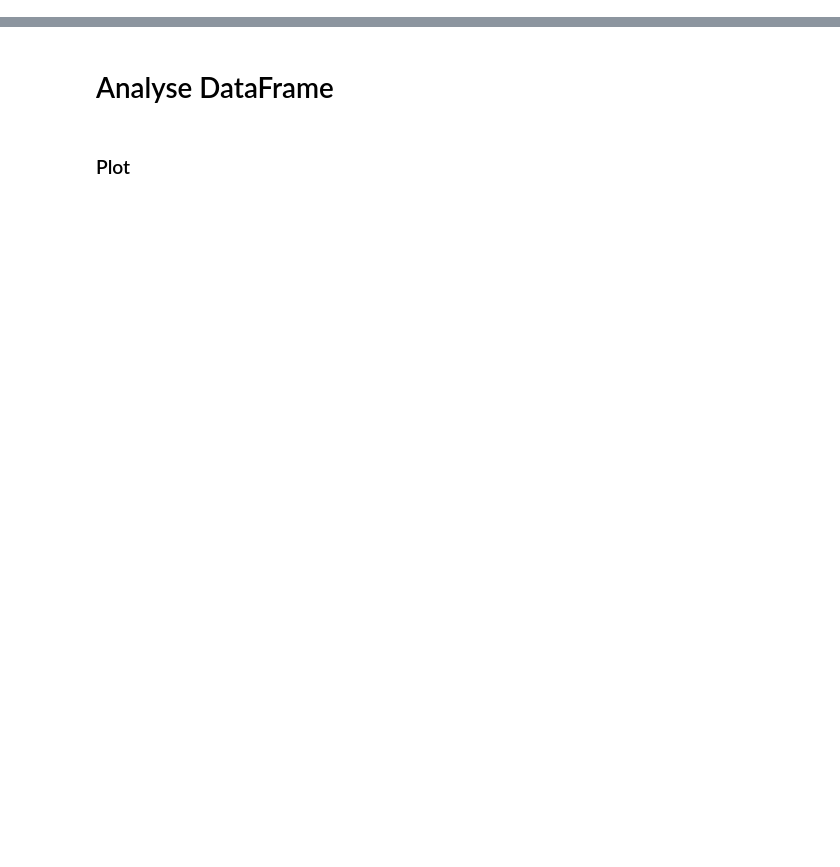
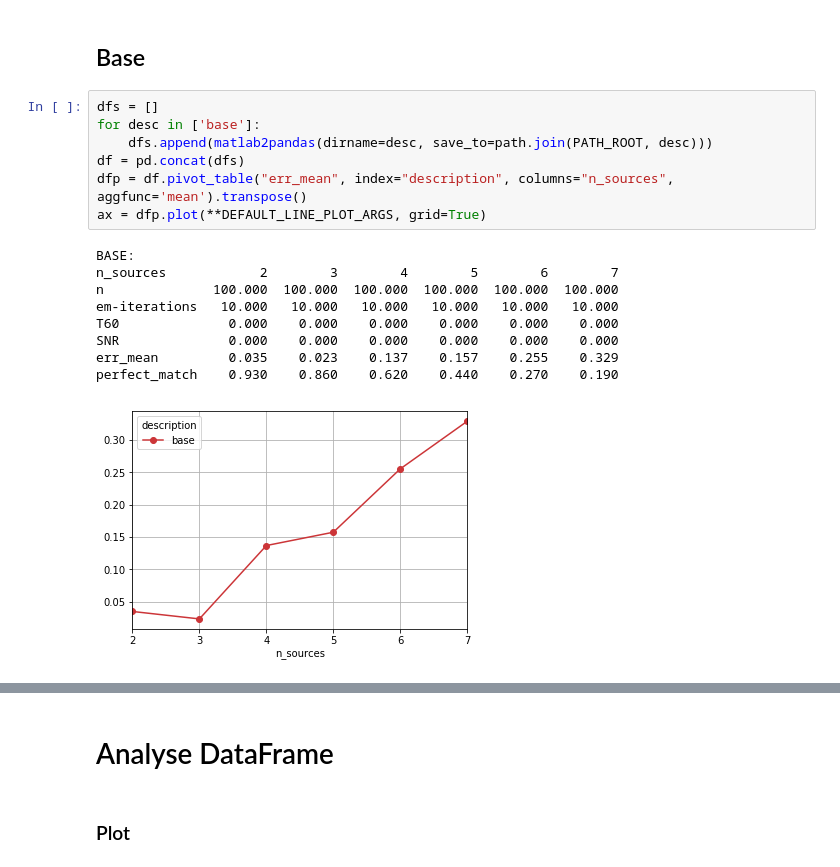
Before and after one commit to jannismain/fau-lnt-source-tracking-code, a Jupyter notebook: python/analysis.ipynb, the cells around one changed output, grey strips where cells are left out. Saved outputs shown, nothing was run; the diff lists cells and outputs as text; blank space fills up the shorter version.

```diff
--- a/python/analysis.ipynb
+++ b/python/analysis.ipynb
@@ -177,0 +214,19 @@ def matlab2pandas(dirname=NAME_FOLDER, filename=NAME_DATA_FILES, save_to=None):
+# %% [markdown]
+## Base
+# %%
+dfs = []
+for desc in ['base']:
+    dfs.append(matlab2pandas(dirname=desc, save_to=path.join(PATH_ROOT, desc)))
+df = pd.concat(dfs)
+dfp = df.pivot_table("err_mean", index="description", columns="n_sources", aggfunc='mean').transpose()
+ax = dfp.plot(**DEFAULT_LINE_PLOT_ARGS, grid=True)
+# %% [output]
+BASE:
+n_sources            2        3        4        5        6        7
+n              100.000  100.000  100.000  100.000  100.000  100.000
+em-iterations   10.000   10.000   10.000   10.000   10.000   10.000
+T60              0.000    0.000    0.000    0.000    0.000    0.000
+SNR              0.000    0.000    0.000    0.000    0.000    0.000
+err_mean         0.035    0.023    0.137    0.157    0.255    0.329
+perfect_match    0.930    0.860    0.620    0.440    0.270    0.190
+[figure, added]
```
Also changed, not shown: parts of 18 cells of this notebook, 1 other file.
